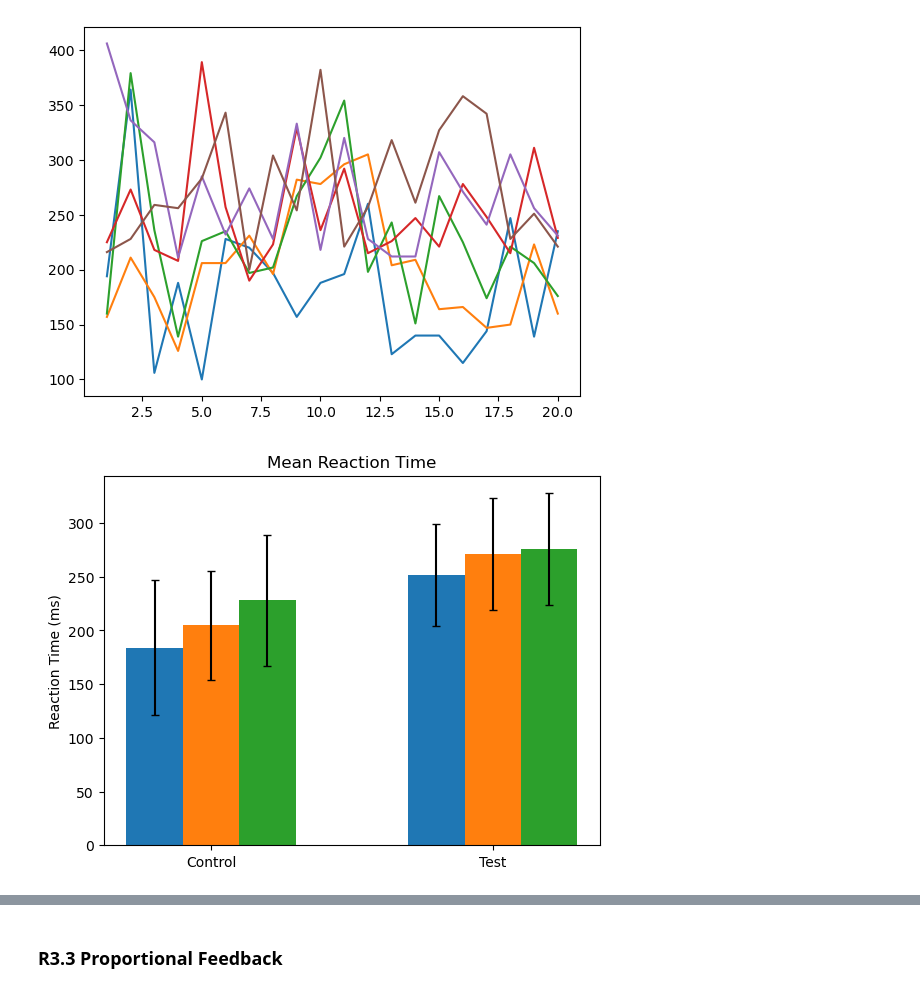
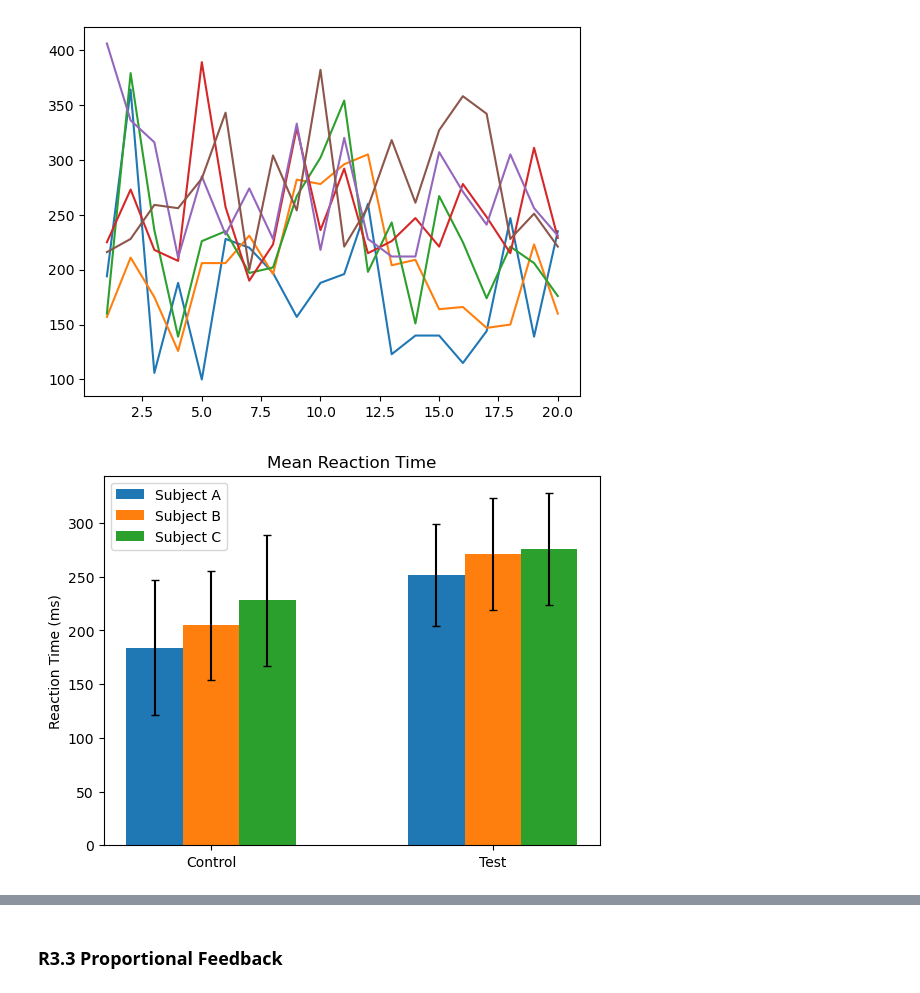
Before and after one commit to kateharvey/capstone, a Jupyter notebook: testing/testing.ipynb, the cells around one changed output, grey strips where cells are left out. Drawn from its saved outputs; the diff is of its cells as text; code cells hidden in the pictures.

```diff
--- a/testing/testing.ipynb
+++ b/testing/testing.ipynb
@@ -37,15 +37,16 @@ k_std = [k_control_std, k_bladder_std]
 # %%
 fig, ax = plt.subplots()
 
 n = np.arange(2)
 w = 0.2
 xticks = ['Control', 'Test']
 
-ax.bar(n, (np.mean(r3_2['a_control']), np.mean(r3_2['a_bladder'])), label='A', yerr=a_std, capsize=3, width=w)
-ax.bar(n+w, (np.mean(r3_2['c_control']), np.mean(r3_2['c_bladder'])), label='C', yerr=c_std, capsize=3, width=w)
-ax.bar(n+2*w, (np.mean(r3_2['k_control']), np.mean(r3_2['k_bladder'])), label='K', yerr=k_std, capsize=3, width=w)
+ax.bar(n, (np.mean(r3_2['a_control']), np.mean(r3_2['a_bladder'])), label='Subject A', yerr=a_std, capsize=3, width=w)
+ax.bar(n+w, (np.mean(r3_2['c_control']), np.mean(r3_2['c_bladder'])), label='Subject B', yerr=c_std, capsize=3, width=w)
+ax.bar(n+2*w, (np.mean(r3_2['k_control']), np.mean(r3_2['k_bladder'])), label='Subject C', yerr=k_std, capsize=3, width=w)
 ax.set(xticks=n+w, xticklabels=xticks)
+ax.legend()
 ax.set(ylabel='Reaction Time (ms)', title='Mean Reaction Time')
 plt.show()
 # %% [output]
-[figure, old version]
+[figure, new version]
```
Also changed, not shown: parts of 4 cells of this notebook.
